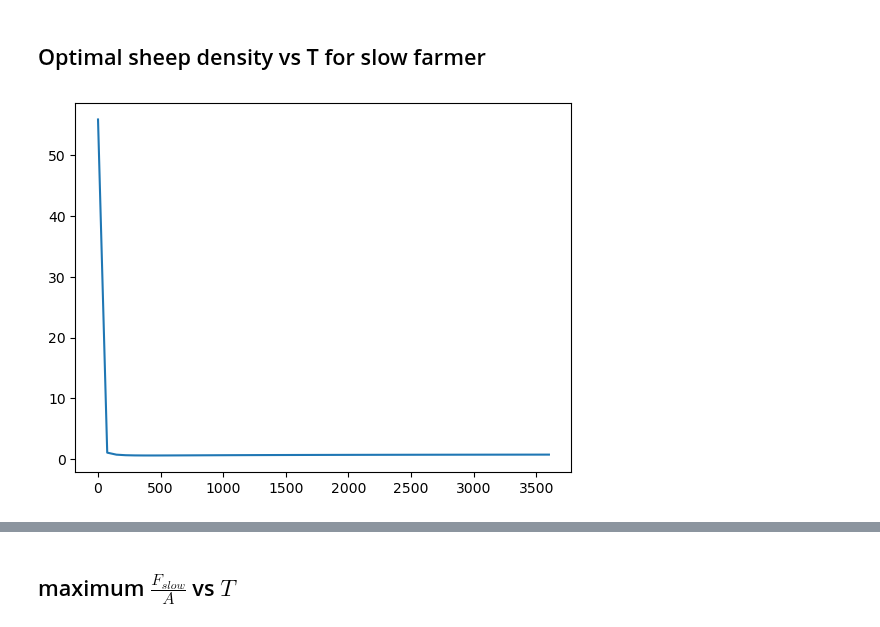
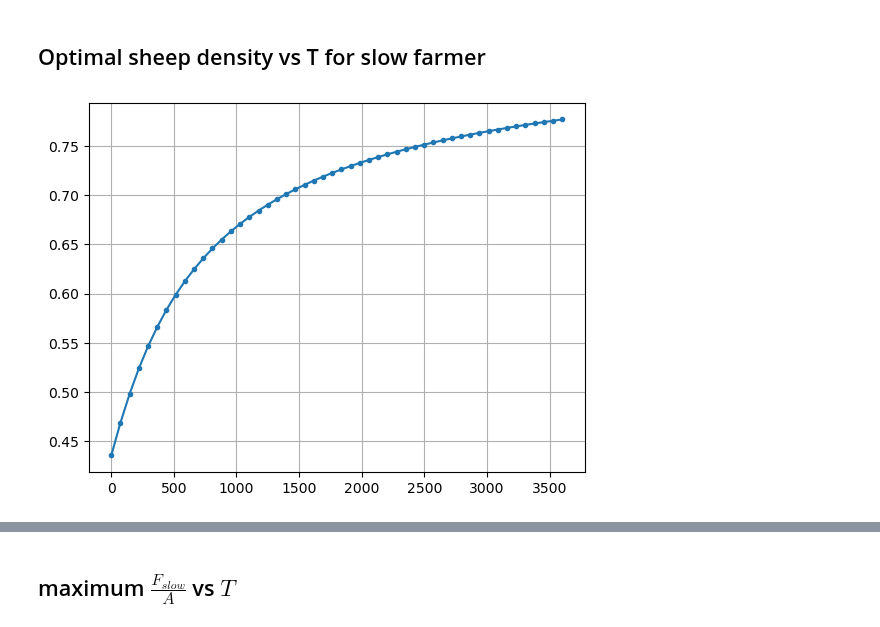
Before and after one commit to ELFREELAND/minecraft_sheep, a Jupyter notebook: deterministic_plots.ipynb, the cells around one changed output, grey strips where cells are left out. Drawn from its saved outputs; the diff is of its cells as text; code cells hidden in the pictures.

```diff
--- a/deterministic_plots.ipynb
+++ b/deterministic_plots.ipynb
@@ -59,10 +99,10 @@ plt.show()
 # %%
 f, ax = plt.subplots()
 
-T = np.linspace(1, 3600)
+ax.plot(T, K*(sps.lambertw(np.exp(T*R+1))-1)/(T*R**2),".-")
 
-ax.plot(T, K*sps.lambertw(np.exp(T*R))/(T*R**2))
+ax.grid(True)
 
 plt.show()
 # %% [output]
-[figure, old version]
+[figure, new version]
```
Also changed, not shown: parts of 7 cells of this notebook, 1 other file.
